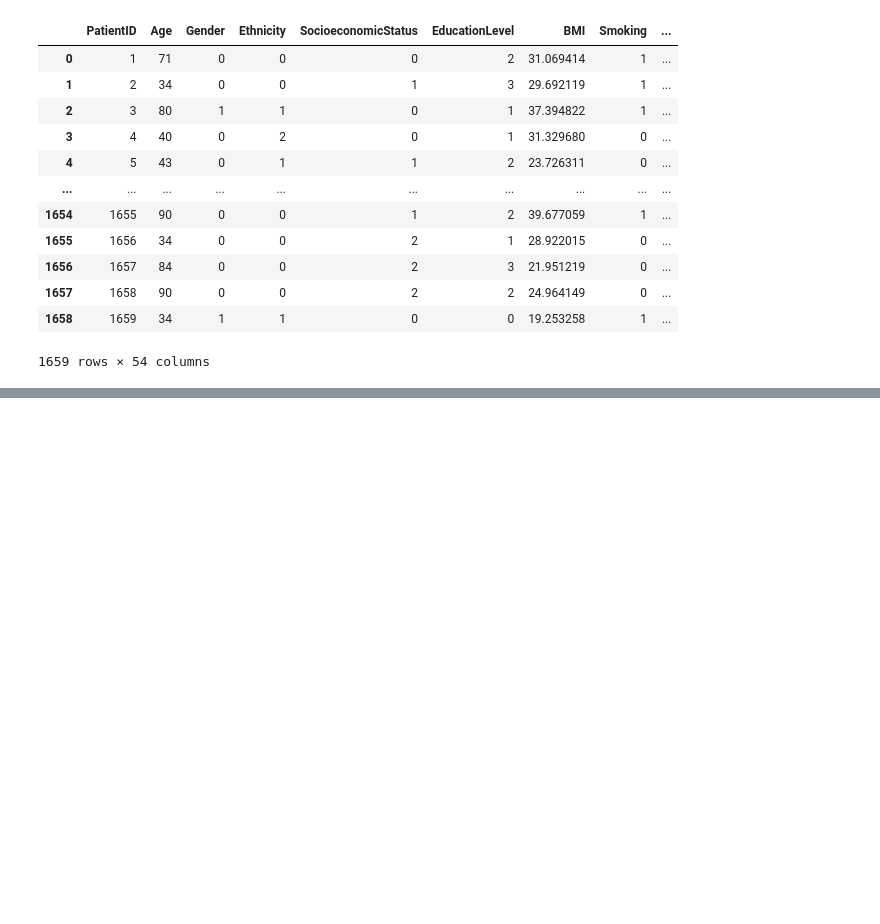
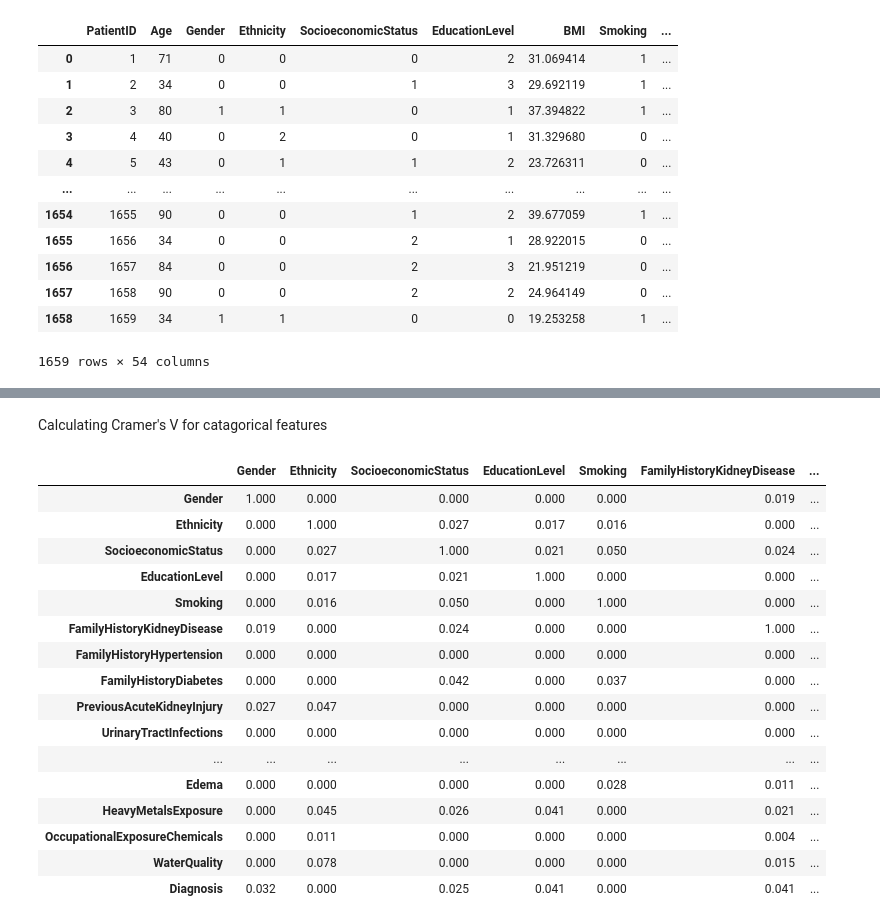
Before and after one commit to Atharva2012/atharva_BDA602, a Jupyter notebook: Week_2/Python-Basics.ipynb, the cells around one changed output, grey strips where cells are left out. Cells and saved outputs as stored; diff of their text form; code cells hidden in the pictures; blank space fills up the shorter version.

```diff
--- a/Week_2/Python-Basics.ipynb
+++ b/Week_2/Python-Basics.ipynb
@@ -130,0 +148,8 @@ df
+# %%
+kidney_cat_df = extract_catagorical(
+    df = df,
+    exclude_vasr=["PatientID", "Age", "DoctorInCharge", "SystolicBP", "DiastolicBP"],
+    include_dtypes=["int", "object"],
+)
+
+kidney_cat_df.info()
@@ -130,0 +174,2 @@ df
+# %% [markdown]
+Calculating Cramer's V  for catagorical features
@@ -130,0 +178,57 @@ df
+# %%
+def calculate_cramers(
+    df
+) :
+    column_names = df.columns
+    cramers_v_df = pd.DataFrame(
+        index = column_names,
+        columns = column_names
+    )
+    # Calculate pairwise associations between Categorical features
+    for var1 in column_names :
+        for var2 in column_names :
+            if( var1 == var2 ) :
+                cramers_v_df.loc[var1, var2] = 1.0
+            else :
+                freq_table = pd.crosstab(df[var1], df[var2])  # Frequency table
+                n = freq_table.sum().sum()  # Total sample size
+                chi_stat = chi2_contingency(freq_table)[0]  # Chi-Squared Result
+                phi = chi_stat / n
+                nrow, ncol = freq_table.shape
+                phi_cov = max( 0, phi - ((nrow - 1) * (ncol - 1)) / (n - 1) )
+                row_var = nrow - ((nrow - 1)**2) / (n - 1)
+                col_var = ncol - ((ncol - 1)**2) / (n - 1)
+                cramers_v = np.sqrt(
+                    phi_cov / min(
+                        (row_var - 1), (col_var - 1)
+                        )
+                    )
+                cramers_v_df.loc[var1, var2] = round(cramers_v, 3)
+
+    return cramers_v_df.astype(float)
+
+
+# Calculate for Cramer's V for Categorical Features
+cramers_df = calculate_cramers(
+    df = kidney_cat_df
+)
+
+cramers_df
+# %% [output]
+|  | Gender | Ethnicity | SocioeconomicStatus | EducationLevel | Smoking | FamilyHistoryKidneyDisease | ... |
+| Gender | 1.000 | 0.000 | 0.000 | 0.000 | 0.000 | 0.019 | ... |
+| Ethnicity | 0.000 | 1.000 | 0.027 | 0.017 | 0.016 | 0.000 | ... |
+| SocioeconomicStatus | 0.000 | 0.027 | 1.000 | 0.021 | 0.050 | 0.024 | ... |
+| EducationLevel | 0.000 | 0.017 | 0.021 | 1.000 | 0.000 | 0.000 | ... |
+| Smoking | 0.000 | 0.016 | 0.050 | 0.000 | 1.000 | 0.000 | ... |
+| FamilyHistoryKidneyDisease | 0.019 | 0.000 | 0.024 | 0.000 | 0.000 | 1.000 | ... |
+| FamilyHistoryHypertension | 0.000 | 0.000 | 0.000 | 0.000 | 0.000 | 0.000 | ... |
+| FamilyHistoryDiabetes | 0.000 | 0.000 | 0.042 | 0.000 | 0.037 | 0.000 | ... |
+| PreviousAcuteKidneyInjury | 0.027 | 0.047 | 0.000 | 0.000 | 0.000 | 0.000 | ... |
+| UrinaryTractInfections | 0.000 | 0.000 | 0.000 | 0.000 | 0.000 | 0.000 | ... |
+| ... | ... | ... | ... | ... | ... | ... | ... |
+| Edema | 0.000 | 0.000 | 0.000 | 0.000 | 0.028 | 0.011 | ... |
+| HeavyMetalsExposure | 0.000 | 0.045 | 0.026 | 0.041 | 0.000 | 0.021 | ... |
+| OccupationalExposureChemicals | 0.000 | 0.011 | 0.000 | 0.000 | 0.000 | 0.004 | ... |
+| WaterQuality | 0.000 | 0.078 | 0.000 | 0.000 | 0.000 | 0.015 | ... |
+| Diagnosis | 0.032 | 0.000 | 0.025 | 0.041 | 0.000 | 0.041 | ... |
```
Also changed, not shown: parts of 3 cells of this notebook.
